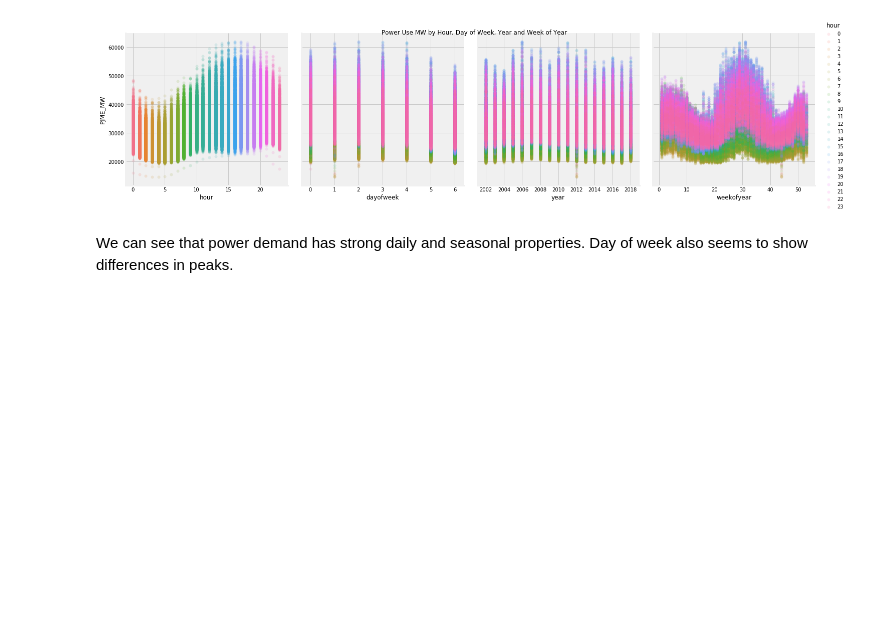
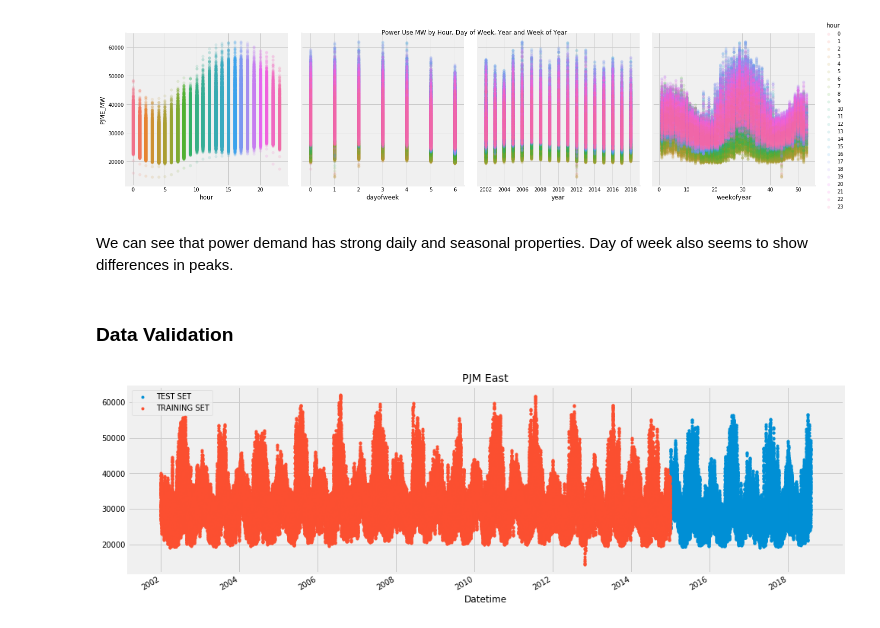
Before and after one commit to asafdar/energy_consumption_forecasting, a Jupyter notebook: data_analysis.ipynb, the cells around one changed output. Drawn from its saved outputs; the diff is of its cells as text; code cells hidden in the pictures; blank space fills up the shorter version.

```diff
--- a/data_analysis.ipynb
+++ b/data_analysis.ipynb
@@ -78,3 +78,19 @@ plt.show()
 [figure]
 # %% [markdown]
 We can see that power demand has strong daily and seasonal properties. Day of week also seems to show differences in peaks.
+# %% [markdown]
+### Data Validation
+# %%
+split_date = '01-Jan-2015'
+pjme_train = pjme.loc[pjme.index <= split_date].copy()
+pjme_test = pjme.loc[pjme.index > split_date].copy()
+# %%
+# Plot train and test so you can see where we have split
+pjme_test \
+    .rename(columns={'PJME_MW': 'TEST SET'}) \
+    .join(pjme_train.rename(columns={'PJME_MW': 'TRAINING SET'}),
+          how='outer') \
+    .plot(figsize=(15,5), title='PJM East', style='.')
+plt.show()
+# %% [output]
+[figure, added]
```
